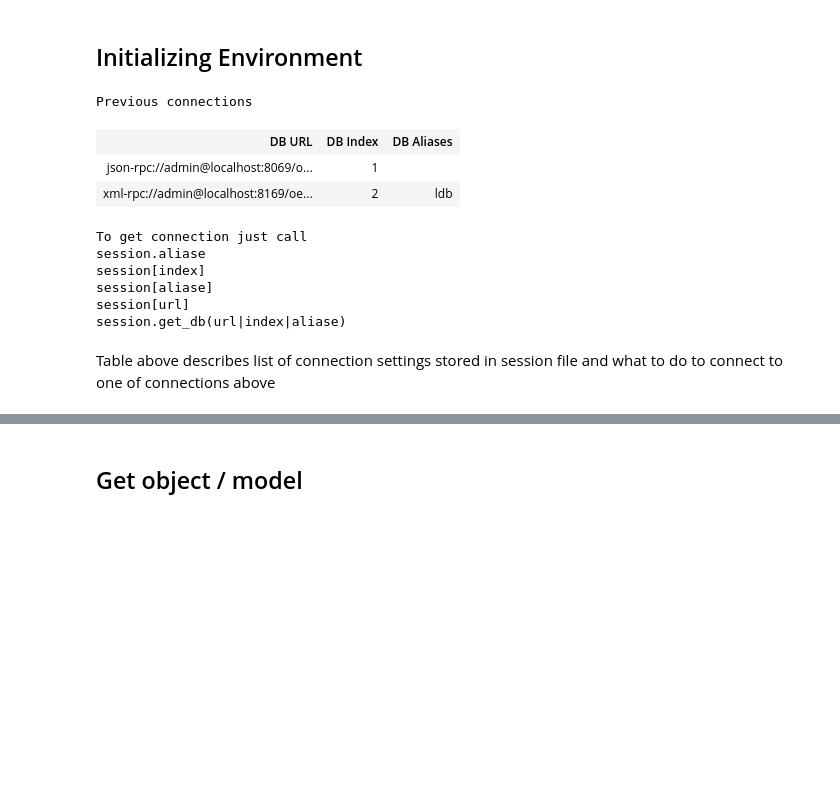
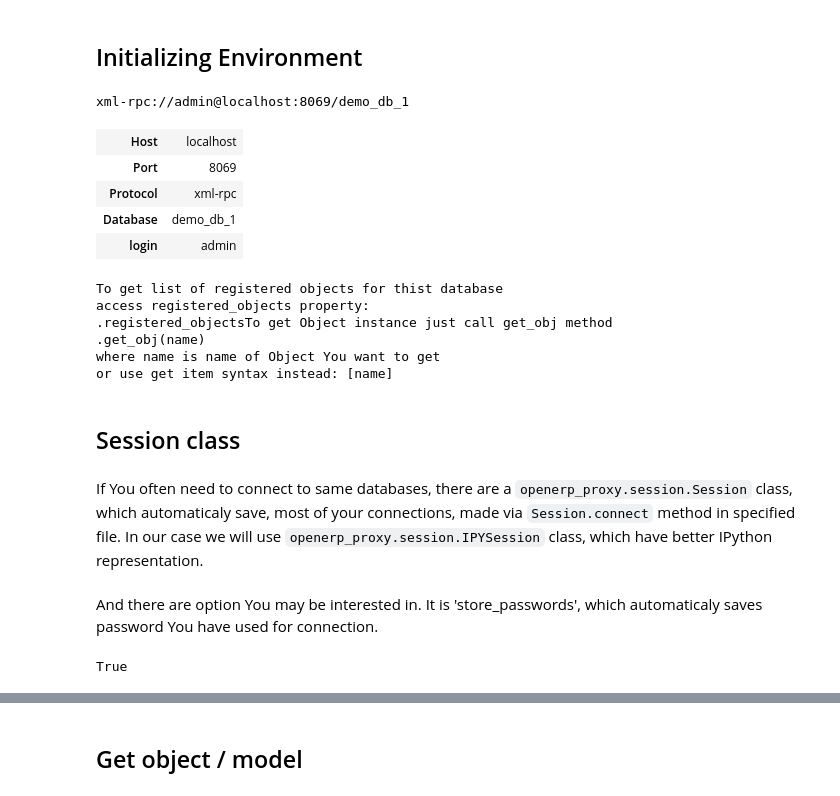
Before and after one commit to katyukha/odoo-rpc-client, a Jupyter notebook: examples/Examples & HTML tests.ipynb, the cells around one changed output, grey strips where cells are left out. Saved outputs shown, nothing was run; the diff lists cells and outputs as text; code cells hidden in the pictures; blank space fills up the shorter version.

````diff
--- a/examples/Examples & HTML tests.ipynb
+++ b/examples/Examples & HTML tests.ipynb
@@ -2,27 +2,43 @@
 # Example of HTML capabilities of project inside IPython notebook
 # %% [markdown]
 ## Initializing Environment
-# %%
-from openerp_proxy.session import IPYSession as Session # Use IPython-itegrated session class
-from openerp_proxy.ext.all import HField
-import openerp_proxy.plugins.module_utils  # Enable module_utils plugin
-
-# Create session to use.
-# Usualy use `Session()` which will automaticaly use
-# '~/.openerp_proxy.json' session file
-session = Session('~/.openerp_proxy.local.json')
-session
-# %% [output]
-Previous connections
-| DB URL | DB Index | DB Aliases |
-| json-rpc://admin@localhost:8069/o... | 1 |  |
-| xml-rpc://admin@localhost:8169/oe... | 2 | ldb |
-To get connection just call
-session.aliase
-session[index]
-session[aliase]
-session[url]
-session.get_db(url|index|aliase)
-# %% [markdown]
-Table above describes list of connection settings stored in session file and what to do to connect to one
-of connections above
+# %%
+from openerp_proxy.session import IPYSession as Session
+from openerp_proxy.core import Client
+from openerp_proxy.ext.all import HField
+import openerp_proxy.plugins.module_utils  # Enable module_utils plugin
+
+# connect to local instance of server
+cl = Client('localhost')
+
+# create demo database
+cl.services.db.create_db('admin', 'demo_db_1', demo=True, lang='en_US')
+
+# login to created database
+ldb = cl.login('demo_db_1', 'admin', 'admin')  # all this arguments could be passed directly to Client constructor.
+
+# Note that both 'cl' and 'ldb' are instances of same class
+# the difference is in presense of database connection args.
+# cl have no them, but ldb have it.
+assert(type(cl) == type(ldb))
+
+# and let's look how it is displayed in IPython
+ldb
+# %% [output]
+xml-rpc://admin@localhost:8069/demo_db_1
+| Host | localhost |
+| Port | 8069 |
+| Protocol | xml-rpc |
+| Database | demo_db_1 |
+| login | admin |
+To get list of registered objects for thist database
+access registered_objects property:
+.registered_objectsTo get Object instance just call get_obj method
+.get_obj(name)
+where name is name of Object You want to get
+or use get item syntax instead: [name]
+# %% [markdown]
+## Session class
+# %% [markdown]
+If You often need to connect to same databases, there are a ```openerp_proxy.session.Session``` class, which automaticaly save, most of your connections, made via ```Session.connect``` method in specified file.
+In our case we will use ```openerp_proxy.session.IPYSession``` class, which have better IPython representation.
@@ -28,0 +48,6 @@ of connections above
+# %% [markdown]
+And there are option You may be interested in. It is 'store_passwords', which automaticaly saves password You have used for connection.
+# %%
+session.option('store_passwords', True)
+# %% [output]
+True
````
Also changed, not shown: parts of 28 cells of this notebook, 12 other files.
